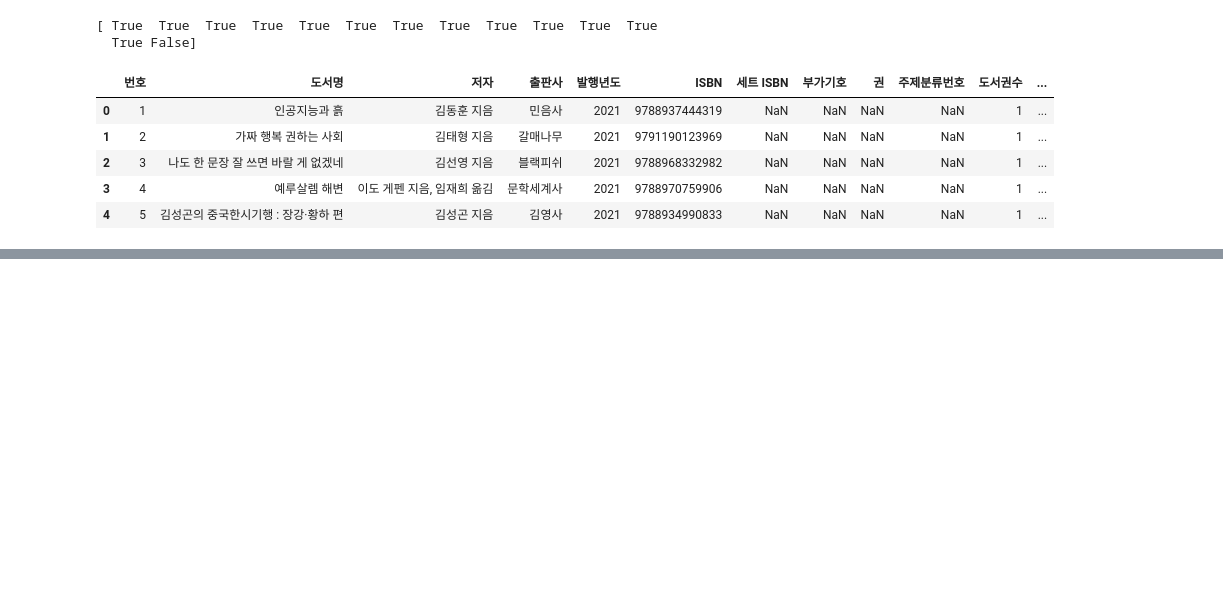
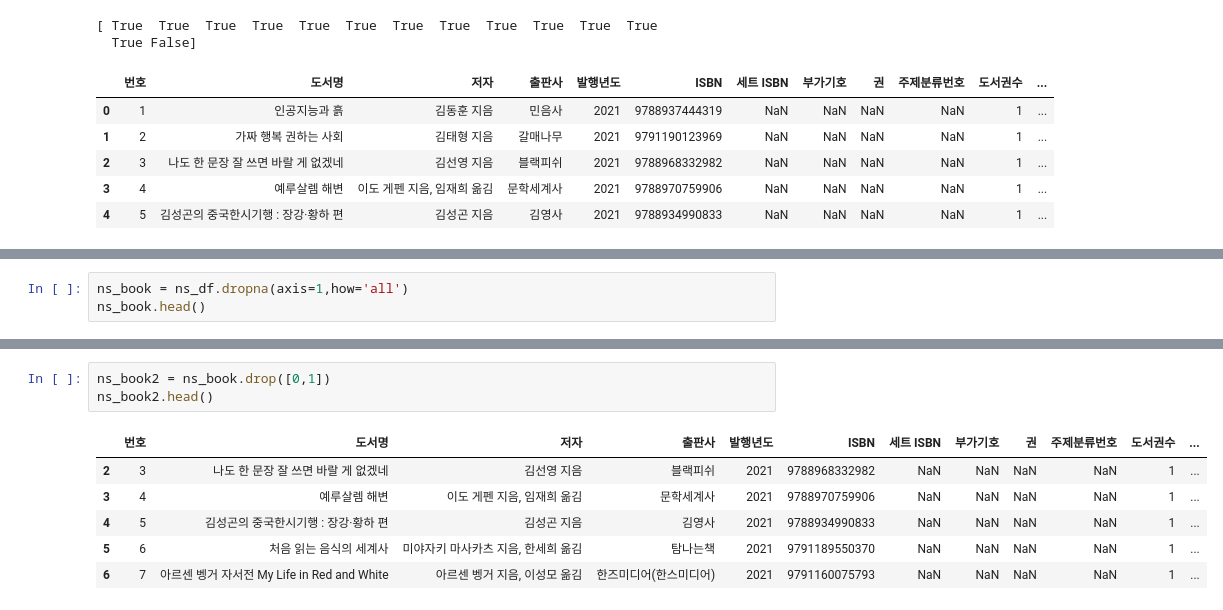
Before and after one commit to curomame/python_data, a Jupyter notebook: 혼공데3_1.ipynb, the cells around one changed output, grey strips where cells are left out. Cells and saved outputs as stored; diff of their text form; blank space fills up the shorter version.

```diff
--- a/혼공데3_1.ipynb
+++ b/혼공데3_1.ipynb
@@ -76,0 +117,3 @@ ns_book.head()
+# %%
+ns_book = ns_df.dropna(axis=1,how='all')
+ns_book.head()
@@ -76,0 +127,10 @@ ns_book.head()
+# %%
+ns_book2 = ns_book.drop([0,1])
+ns_book2.head()
+# %% [output]
+|  | 번호 | 도서명 | 저자 | 출판사 | 발행년도 | ISBN | 세트 ISBN | 부가기호 | 권 | 주제분류번호 | 도서권수 | ... |
+| 2 | 3 | 나도 한 문장 잘 쓰면 바랄 게 없겠네 | 김선영 지음 | 블랙피쉬 | 2021 | 9788968332982 | NaN | NaN | NaN | NaN | 1 | ... |
+| 3 | 4 | 예루살렘 해변 | 이도 게펜 지음, 임재희 옮김 | 문학세계사 | 2021 | 9788970759906 | NaN | NaN | NaN | NaN | 1 | ... |
+| 4 | 5 | 김성곤의 중국한시기행 : 장강·황하 편 | 김성곤 지음 | 김영사 | 2021 | 9788934990833 | NaN | NaN | NaN | NaN | 1 | ... |
+| 5 | 6 | 처음 읽는 음식의 세계사 | 미야자키 마사카츠 지음, 한세희 옮김 | 탐나는책 | 2021 | 9791189550370 | NaN | NaN | NaN | NaN | 1 | ... |
+| 6 | 7 | 아르센 벵거 자서전 My Life in Red and White | 아르센 벵거 지음, 이성모 옮김 | 한즈미디어(한스미디어) | 2021 | 9791160075793 | NaN | NaN | NaN | NaN | 1 | ... |
```
Also changed, not shown: parts of 13 cells of this notebook.
